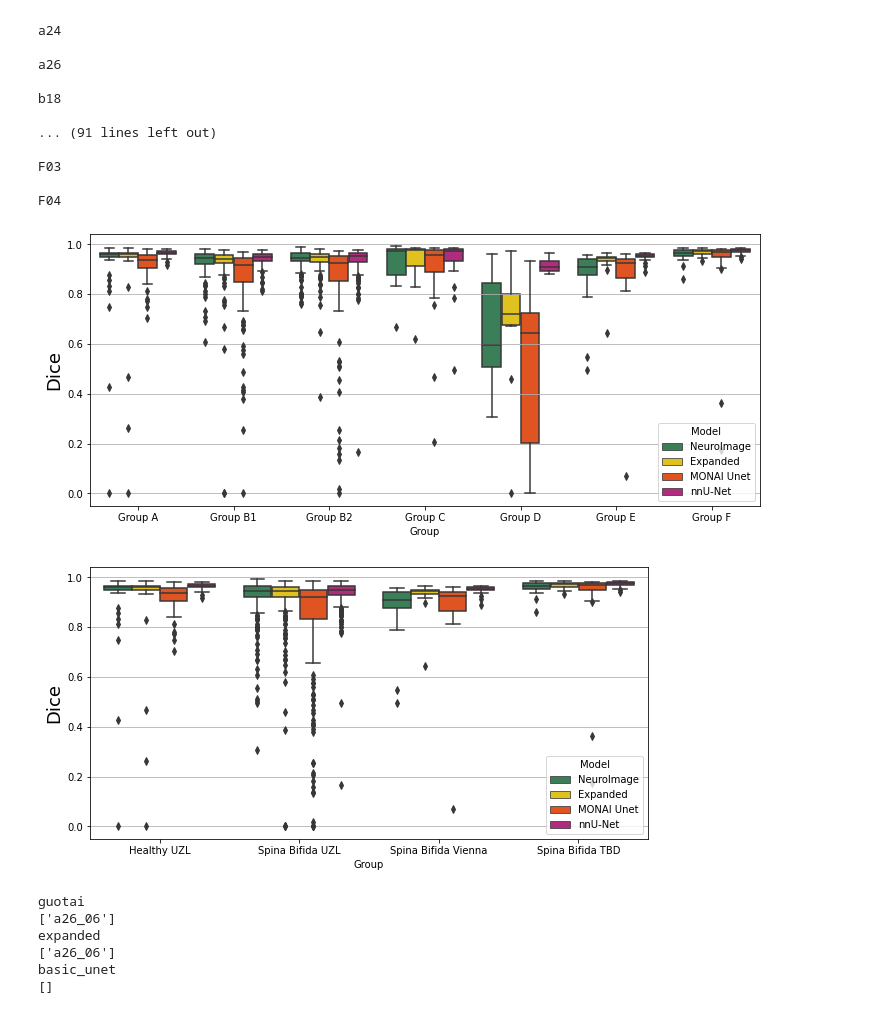
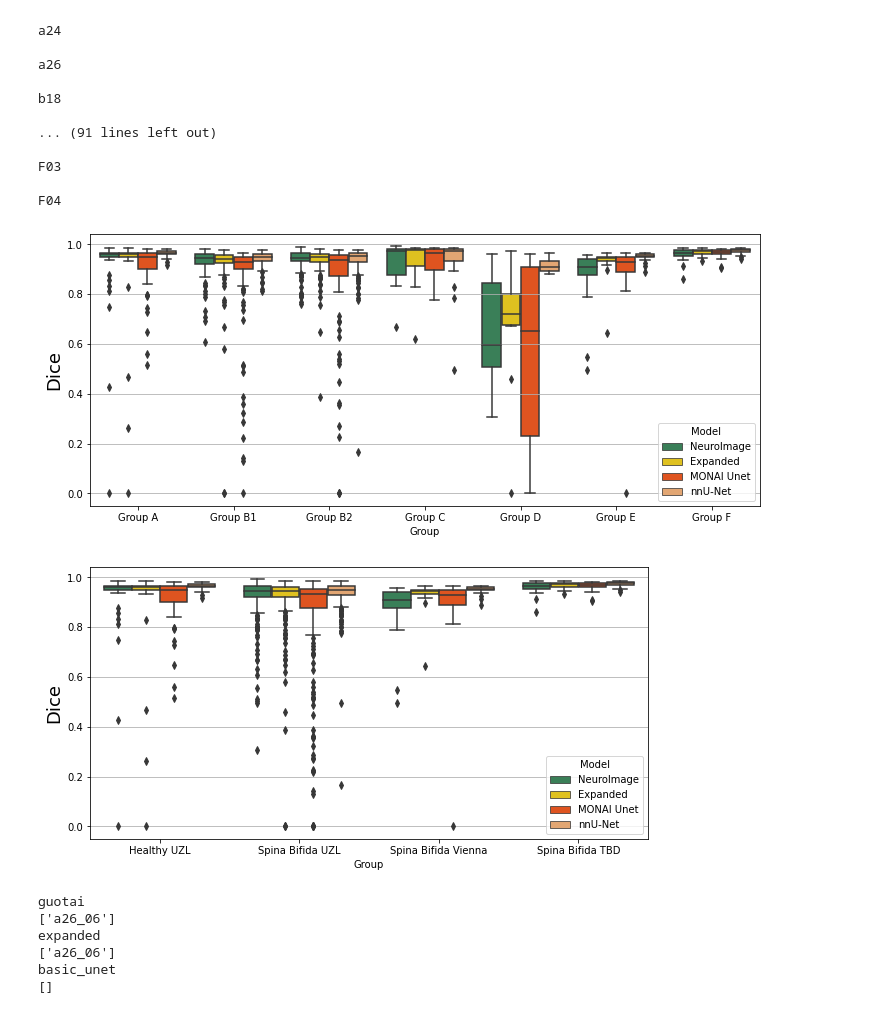
Before and after one commit to gift-surg/FetalBrainSegmentation_MONAI, a Jupyter notebook: notebooks/inference_comparison_neuroimage.ipynb, the cells around one changed output. Cells and saved outputs as stored; diff of their text form; code cells hidden in the pictures.

```diff
--- a/notebooks/inference_comparison_neuroimage.ipynb
+++ b/notebooks/inference_comparison_neuroimage.ipynb
@@ -165,7 +165,7 @@ def get_all_dice(group="GroupA", remove_outliers=False):
     folder_unet = os.path.join(*[abs_dir, "Desktop", "GIFT-Surg", "FBS_Monai",
                                 "basic_unet_monai", "tests_deterministic_seeds", "monai0.2.0_tests",
                                  "2020-09-22_15-50-00_monai0.2.0-MONAI_unet-Batch_Dice_Xent_two_channel_inplanecrop",
-                                 "inference_valid_key_metric=0.9504"])
+                                 "inference_valid_key_metric=0.9566"])
     folder_nnUnet = os.path.join(*[abs_dir, "Desktop", "GIFT-Surg", "FBS_Monai",
                                 "basic_unet_monai", "tests_deterministic_seeds", "nnUNet_comparison",
                                 "nnUNet_UniformSampling_pred_test"])
@@ -281,35 +281,35 @@ pd1 = pd1.append(pd.DataFrame({'Group': 'Group B2', 'Dice': dice_groupB2['guotai
 pd1 = pd1.append(pd.DataFrame({'Group': 'Group B2', 'Dice': dice_groupB2['expanded'], 'Model': 'Expanded'}))
 pd1 = pd1.append(pd.DataFrame({'Group': 'Group C', 'Dice': dice_groupC['guotai'], 'Model': 'NeuroImage'}))
 pd1 = pd1.append(pd.DataFrame({'Group': 'Group C', 'Dice': dice_groupC['expanded'], 'Model': 'Expanded'}))
 pd1 = pd1.append(pd.DataFrame({'Group': 'Group D', 'Dice': dice_groupD['guotai'], 'Model': 'NeuroImage'}))
 pd1 = pd1.append(pd.DataFrame({'Group': 'Group D', 'Dice': dice_groupD['expanded'], 'Model': 'Expanded'}))
 pd1 = pd1.append(pd.DataFrame({'Group': 'Group E', 'Dice': dice_groupE['guotai'], 'Model': 'NeuroImage'}))
 pd1 = pd1.append(pd.DataFrame({'Group': 'Group E', 'Dice': dice_groupE['expanded'], 'Model': 'Expanded'}))
 pd1 = pd1.append(pd.DataFrame({'Group': 'Group F', 'Dice': dice_groupF['guotai'], 'Model': 'NeuroImage'}))
 pd1 = pd1.append(pd.DataFrame({'Group': 'Group F', 'Dice': dice_groupF['expanded'], 'Model': 'Expanded'}))
 
 pd1 = pd1.append(pd.DataFrame({'Group': 'Group A', 'Dice': dice_groupA['basic_unet'], 'Model': 'MONAI Unet'}))
 pd1 = pd1.append(pd.DataFrame({'Group': 'Group B1', 'Dice': dice_groupB1['basic_unet'], 'Model': 'MONAI Unet'}))
 pd1 = pd1.append(pd.DataFrame({'Group': 'Group B2', 'Dice': dice_groupB2['basic_unet'], 'Model': 'MONAI Unet'}))
 pd1 = pd1.append(pd.DataFrame({'Group': 'Group C', 'Dice': dice_groupC['basic_unet'], 'Model': 'MONAI Unet'}))
 pd1 = pd1.append(pd.DataFrame({'Group': 'Group D', 'Dice': dice_groupD['basic_unet'], 'Model': 'MONAI Unet'}))
 pd1 = pd1.append(pd.DataFrame({'Group': 'Group E', 'Dice': dice_groupE['basic_unet'], 'Model': 'MONAI Unet'}))
 pd1 = pd1.append(pd.DataFrame({'Group': 'Group F', 'Dice': dice_groupF['basic_unet'], 'Model': 'MONAI Unet'}))
 
 pd1 = pd1.append(pd.DataFrame({'Group': 'Group A', 'Dice': dice_groupA['nnU-Net'], 'Model': 'nnU-Net'}))
 pd1 = pd1.append(pd.DataFrame({'Group': 'Group B1', 'Dice': dice_groupB1['nnU-Net'], 'Model': 'nnU-Net'}))
 pd1 = pd1.append(pd.DataFrame({'Group': 'Group B2', 'Dice': dice_groupB2['nnU-Net'], 'Model': 'nnU-Net'}))
 pd1 = pd1.append(pd.DataFrame({'Group': 'Group C', 'Dice': dice_groupC['nnU-Net'], 'Model': 'nnU-Net'}))
 pd1 = pd1.append(pd.DataFrame({'Group': 'Group D', 'Dice': dice_groupD['nnU-Net'], 'Model': 'nnU-Net'}))
 pd1 = pd1.append(pd.DataFrame({'Group': 'Group E', 'Dice': dice_groupE['nnU-Net'], 'Model': 'nnU-Net'}))
 pd1 = pd1.append(pd.DataFrame({'Group': 'Group F', 'Dice': dice_groupF['nnU-Net'], 'Model': 'nnU-Net'}))
 
 fig = plt.figure(figsize=(12, 5))
-b1 = sns.boxplot(x='Group', y='Dice', hue='Model', data=pd1, palette=['seagreen', 'gold', 'orangered', 'mediumvioletred'])
+b1 = sns.boxplot(x='Group', y='Dice', hue='Model', data=pd1, palette=['seagreen', 'gold', 'orangered', 'sandybrown'])
 b1.set_ylabel('Dice', fontsize=18)
 plt.grid(b=True,axis='y')
 # %% [output]
-[figure, old version]
+[figure, new version]
 # %%
 pd2 = pd.DataFrame(data={'Group': 'Healthy UZL', 'Dice': dice_groupA['guotai'], 'Model': 'NeuroImage'})
 pd2 = pd2.append(pd.DataFrame({'Group': 'Healthy UZL', 'Dice': dice_groupA['expanded'], 'Model': 'Expanded'}))
@@ -343,11 +343,11 @@ pd2 = pd2.append(pd.DataFrame({'Group': 'Spina Bifida Vienna', 'Dice': dice_grou
 pd2 = pd2.append(pd.DataFrame({'Group': 'Spina Bifida TBD', 'Dice': dice_groupF['nnU-Net'], 'Model': 'nnU-Net'}))
 
 fig2 = plt.figure(figsize=(10, 5))
-b2 = sns.boxplot(x='Group', y='Dice', hue='Model', data=pd2, palette=['seagreen', 'gold', 'orangered', 'mediumvioletred'])
+b2 = sns.boxplot(x='Group', y='Dice', hue='Model', data=pd2, palette=['seagreen', 'gold', 'orangered', 'sandybrown'])
 b2.set_ylabel('Dice', fontsize=18)
 plt.grid(b=True,axis='y')
 # %% [output]
-[figure, old version]
+[figure, new version]
 # %%
 for k in ['guotai', 'expanded', 'basic_unet']:
     print(k)
```
Also changed, not shown: parts of 2 cells of this notebook, 3 other files.
